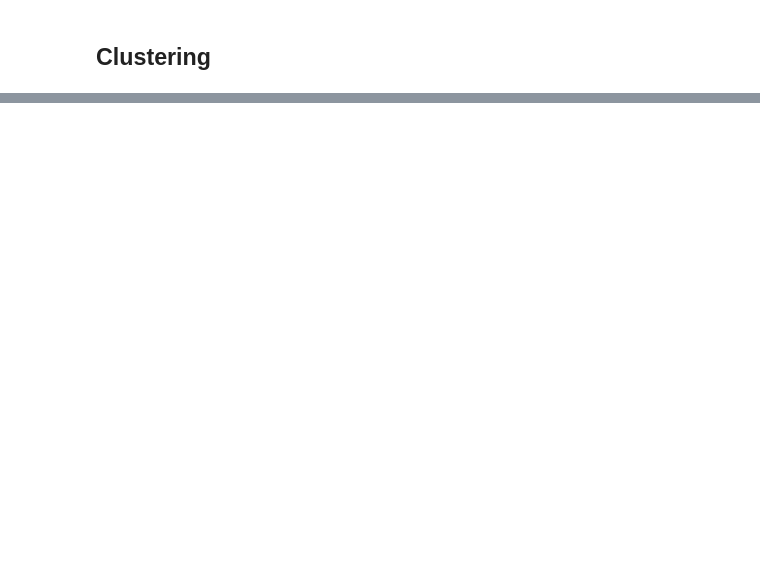
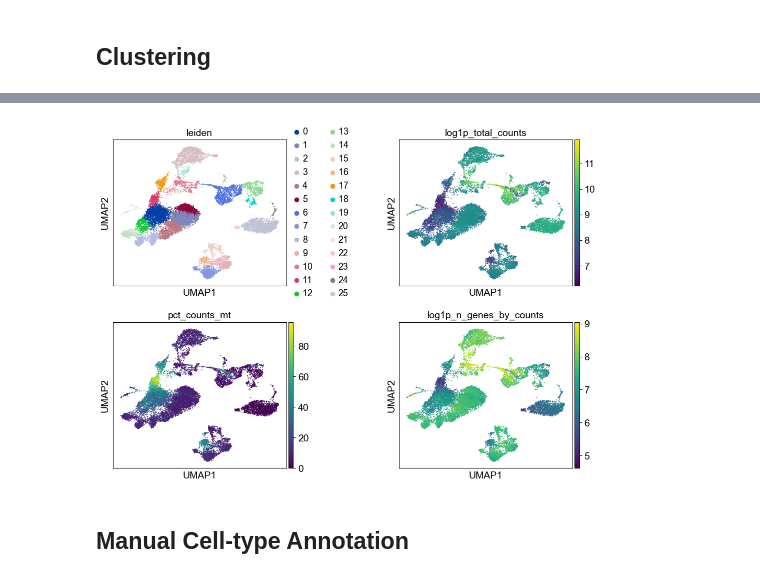
Before and after one commit to katarinazosel/Summer2024Caleb, a Jupyter notebook: Tutorials/Preprocessing_Clustering_Scanpy/Preprocessing_and_Clustering_Tutorial.ipynb, the cells around one changed output, grey strips where cells are left out. Saved outputs shown, nothing was run; the diff lists cells and outputs as text; code cells hidden in the pictures; blank space fills up the shorter version.

```diff
--- a/Tutorials/Preprocessing_Clustering_Scanpy/Preprocessing_and_Clustering_Tutorial.ipynb
+++ b/Tutorials/Preprocessing_Clustering_Scanpy/Preprocessing_and_Clustering_Tutorial.ipynb
@@ -159,0 +197,11 @@ sc.pl.umap(adata, color=["leiden"])
+# %%
+sc.pl.umap(
+    adata,
+    color=["leiden", "log1p_total_counts", "pct_counts_mt", "log1p_n_genes_by_counts"],
+    wspace=0.5,
+    ncols=2,
+)
+# %% [output]
+[figure, added]
+# %% [markdown]
+## Manual Cell-type Annotation
```
Also changed, not shown: parts of 29 cells of this notebook.
